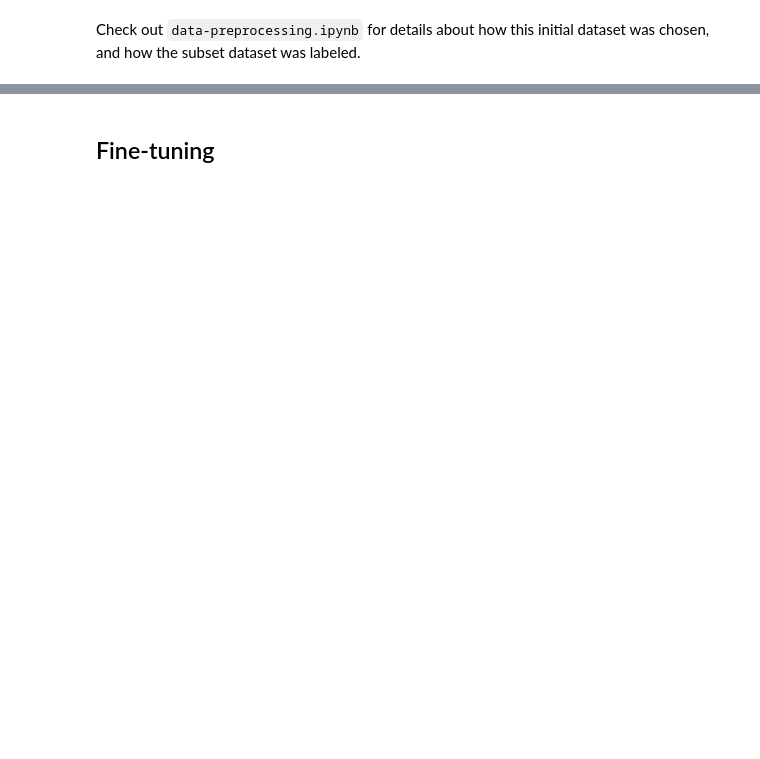
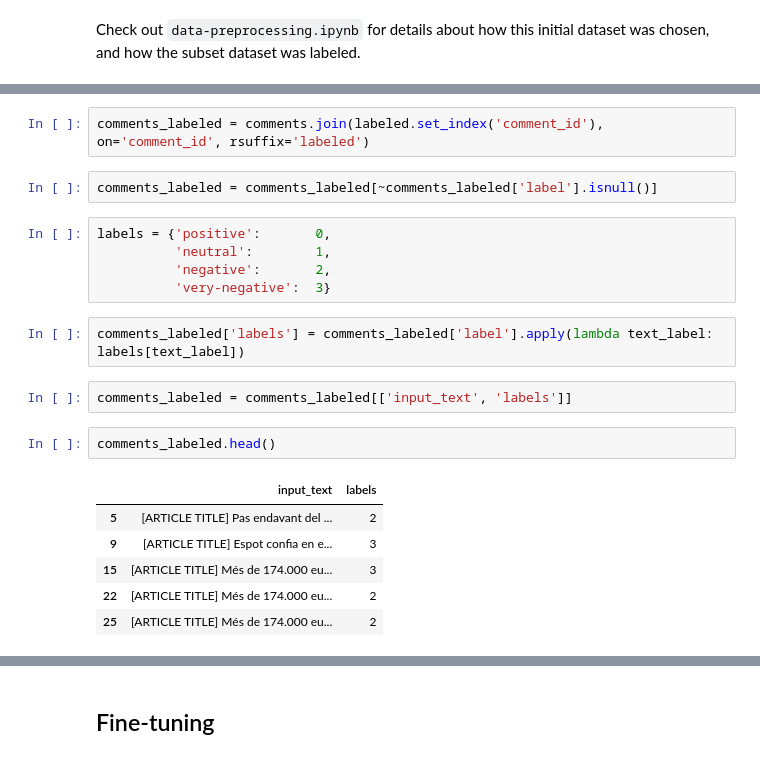
Before and after one commit to emmajslz/andorra-sentiment-analyst, a Jupyter notebook: fine-tuning-model/3-fine-tuning.ipynb, the cells around one changed output, grey strips where cells are left out. Saved outputs shown, nothing was run; the diff lists cells and outputs as text; blank space fills up the shorter version.

```diff
--- a/fine-tuning-model/3-fine-tuning.ipynb
+++ b/fine-tuning-model/3-fine-tuning.ipynb
@@ -17,0 +25,22 @@ Check out `data-preprocessing.ipynb` for details about how this initial dataset
+# %%
+comments_labeled = comments.join(labeled.set_index('comment_id'), on='comment_id', rsuffix='labeled')
+# %%
+comments_labeled = comments_labeled[~comments_labeled['label'].isnull()]
+# %%
+labels = {'positive':       0,
+          'neutral':        1,
+          'negative':       2,
+          'very-negative':  3}
+# %%
+comments_labeled['labels'] = comments_labeled['label'].apply(lambda text_label: labels[text_label])
+# %%
+comments_labeled = comments_labeled[['input_text', 'labels']]
+# %%
+comments_labeled.head()
+# %% [output]
+|  | input_text | labels |
+| 5 | [ARTICLE TITLE] Pas endavant del ... | 2 |
+| 9 | [ARTICLE TITLE] Espot confia en e... | 3 |
+| 15 | [ARTICLE TITLE] Més de 174.000 eu... | 3 |
+| 22 | [ARTICLE TITLE] Més de 174.000 eu... | 2 |
+| 25 | [ARTICLE TITLE] Més de 174.000 eu... | 2 |
```
Also changed, not shown: parts of 67 cells of this notebook, 6 other files.
